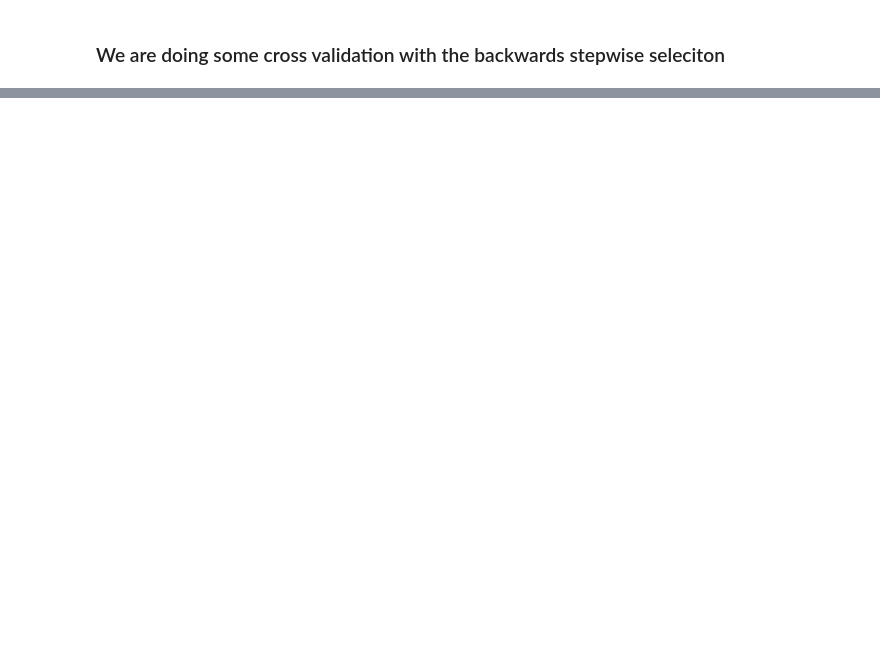
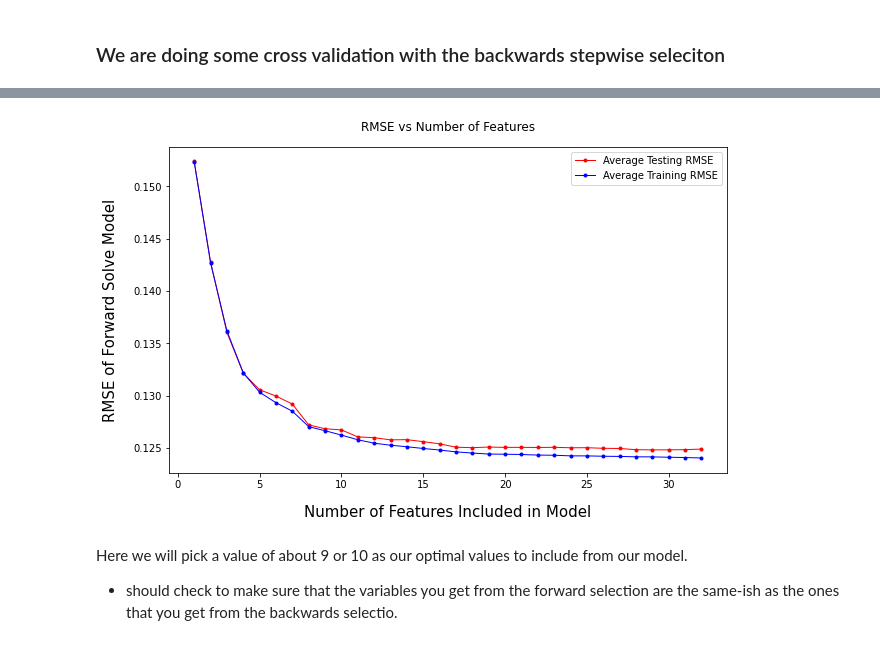
Before and after one commit to rhiannz/drugs, a Jupyter notebook: Analysis/Modeling/NEW_MODELING_OD.ipynb, the cells around one changed output, grey strips where cells are left out. Saved outputs shown, nothing was run; the diff lists cells and outputs as text; code cells hidden in the pictures; blank space fills up the shorter version.

Commit message:
Modeling for previous spatial component

```diff
--- a/Analysis/Modeling/NEW_MODELING_OD.ipynb
+++ b/Analysis/Modeling/NEW_MODELING_OD.ipynb
@@ -63,8 +63,7 @@ dtype: int64
 
 od_y = np.log(od_nonull['Overdose_Rate_per_100k'])
 # %%
-od_x = od_nonull[['Year',
-       'Population', 'Pct_Age<18', 'Pct_Age>=65', 'Pct_Black', 'Pct_Native',
+od_x = od_nonull[['Population', 'Pct_Age<18', 'Pct_Age>=65', 'Pct_Black', 'Pct_Native',
        'Pct_Asian', 'Pct_Pacific_Islander', 'Pct_Hispanic',
        'Pct_Not_Prof_in_Eng', 'Pct_Female', 'Pct_Rural', 'Pct_Diabetes',
        'Potential_Years_Lost', 'Pct_Low_Weight_Births', 'Pct_Smokers',
@@ -554,0 +664,3 @@ for i in best_sub:
+# %%
+score_naive_means = score_board_naive.groupby('n_features').mean().reset_index()
+score_naive_means
@@ -554,0 +685,18 @@ for i in best_sub:
+# %%
+plt.figure(figsize=(10,6))
+plt.plot(score_naive_means['n_features'], score_naive_means['test_rmse'], color="red", label="Average Testing RMSE", linewidth=1, marker='.')
+plt.plot(score_naive_means['n_features'], score_naive_means['train_rmse'], color="blue", label="Average Training RMSE", linewidth=1, marker='.')
+# plt.plot(optim_Lambda, best_test_rmse, marker='o', color='goldenrod', alpha=0.4, markersize = 15)
+# plt.text(optim_Lambda, best_test_rmse-.04, 'Optimal Lambda: {:.4f}'.format(Lambda[14]),
+#          color='goldenrod')
+plt.title("RMSE vs Number of Features", y=1.03)
+plt.xlabel("Number of Features Included in Model", fontsize=15, labelpad=15)
+plt.ylabel("RMSE of Forward Solve Model", fontsize=15, labelpad=15)
+plt.legend()
+plt.show()
+# %% [output]
+[figure, added]
+# %% [markdown]
+Here we will pick a value of about 9 or 10 as our optimal values to include from our model.
+
+- should check to make sure that the variables you get from the forward selection are the same-ish as the ones that you get from the backwards selectio.
```
Also changed, not shown: parts of 21 cells of this notebook, 1 other file.
